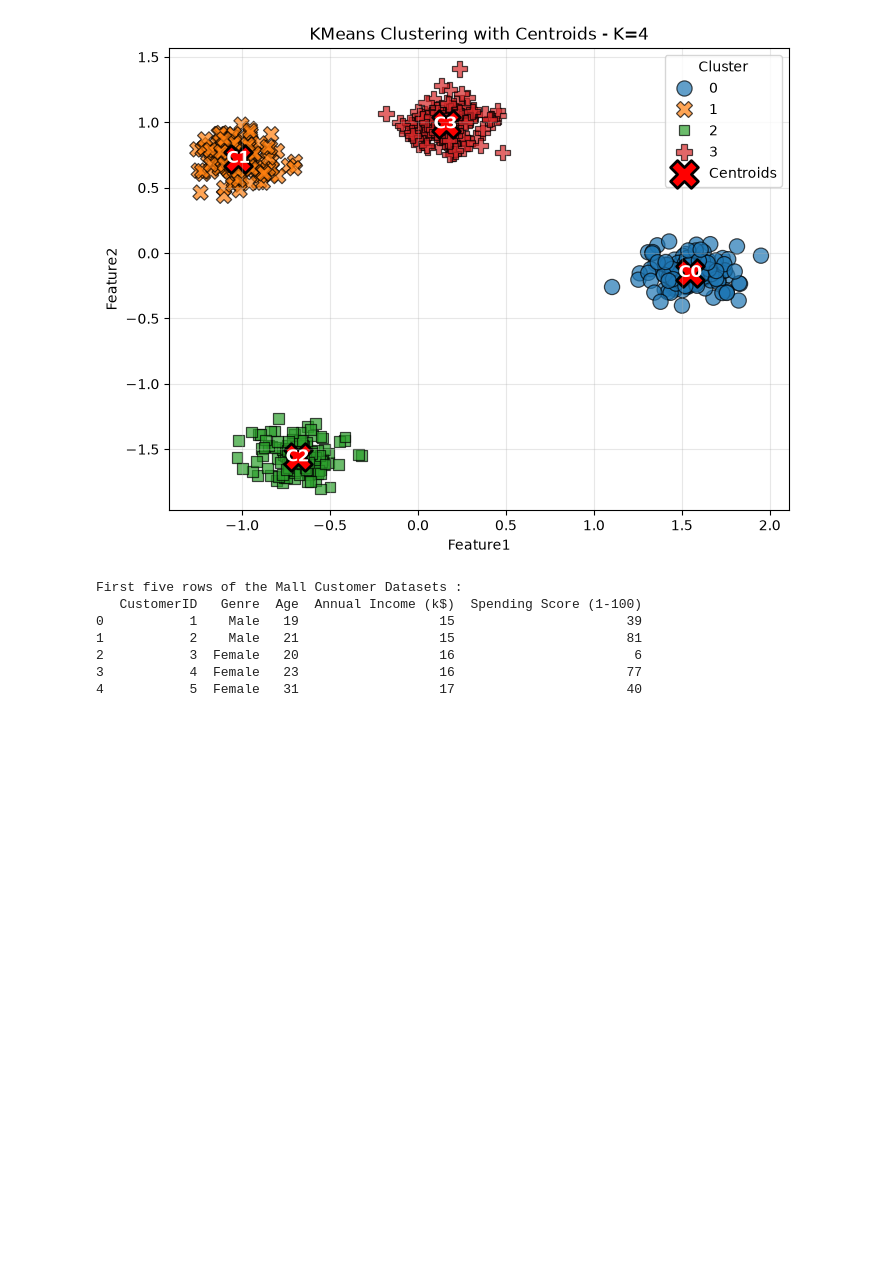
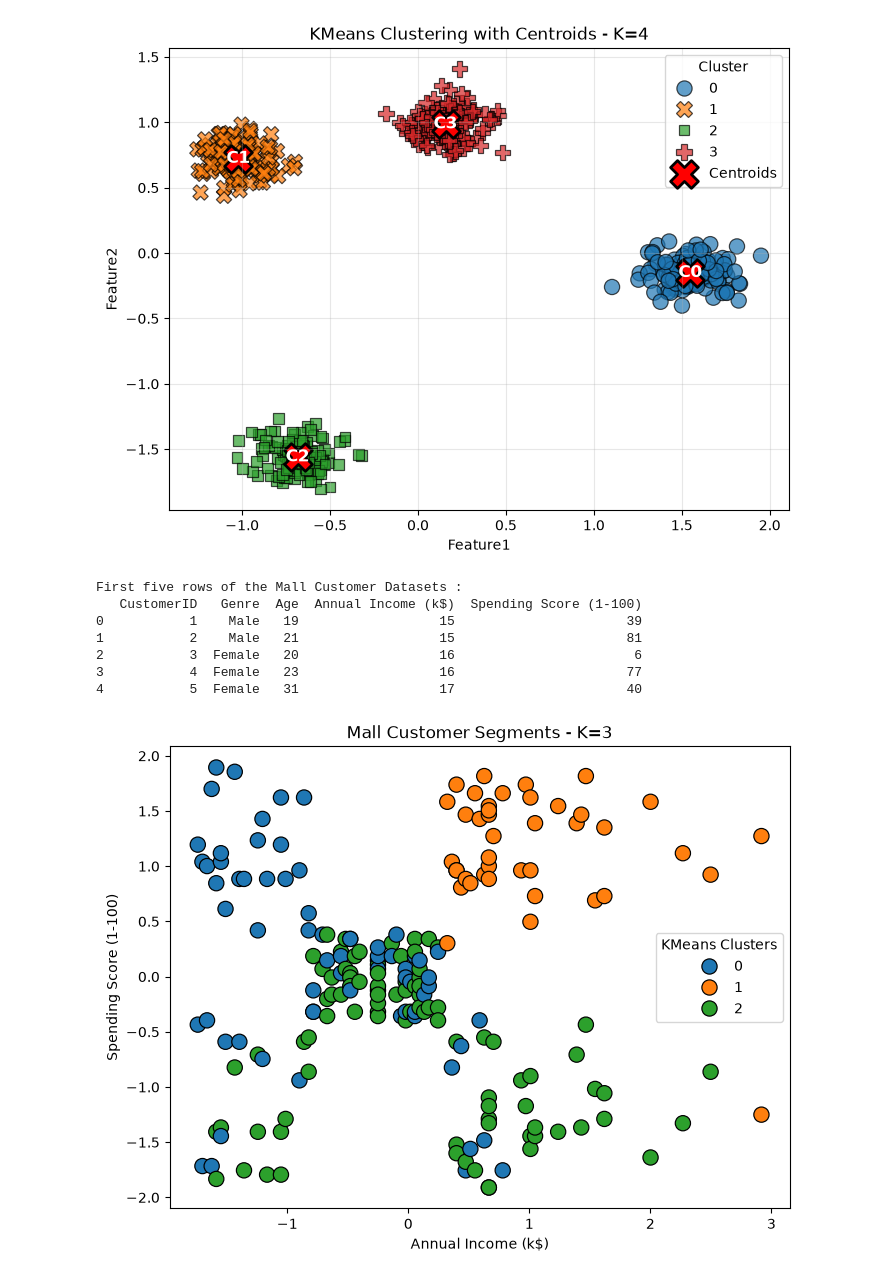
Before and after one commit to ingalemansi70/Machine_Learning, a Jupyter notebook: Assignment_26_27_folder/Assignment_26.ipynb, the cells around one changed output. Saved outputs shown, nothing was run; the diff lists cells and outputs as text; code cells hidden in the pictures; blank space fills up the shorter version.

```diff
--- a/Assignment_26_27_folder/Assignment_26.ipynb
+++ b/Assignment_26_27_folder/Assignment_26.ipynb
@@ -201,3 +201,18 @@ First five rows of the Mall Customer Datasets :
 2           3  Female   20                  16                       6
 3           4  Female   23                  16                      77
 4           5  Female   31                  17                      40
+# %%
+X_scaled2 = df.copy()
+mall_num_cols = ["Age","Annual Income (k$)","Spending Score (1-100)"]
+scaler2 = StandardScaler()
+X_scaled2[mall_num_cols] = scaler2.fit_transform(X_scaled2[mall_num_cols])
+# %%
+mall_model = KMeans(n_clusters=3,random_state=42,n_init=10)
+X_scaled2["KMeans Clusters"]=mall_model.fit_predict(X_scaled2[mall_num_cols])
+# %%
+plt.figure(figsize=(8,6))
+sns.scatterplot(data=X_scaled2, x="Annual Income (k$)", y="Spending Score (1-100)", hue="KMeans Clusters", palette="tab10", s=120, edgecolor="black")
+plt.title("Mall Customer Segments - K=3")
+plt.show()
+# %% [output]
+[figure, added]
```
Also changed, not shown: parts of 4 cells of this notebook.
